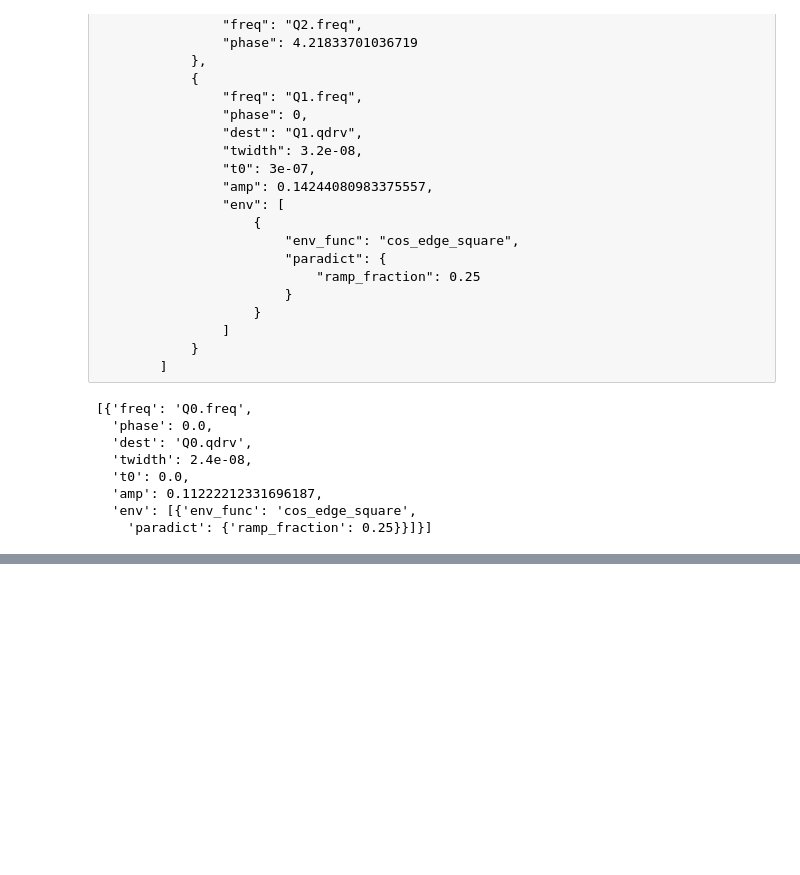
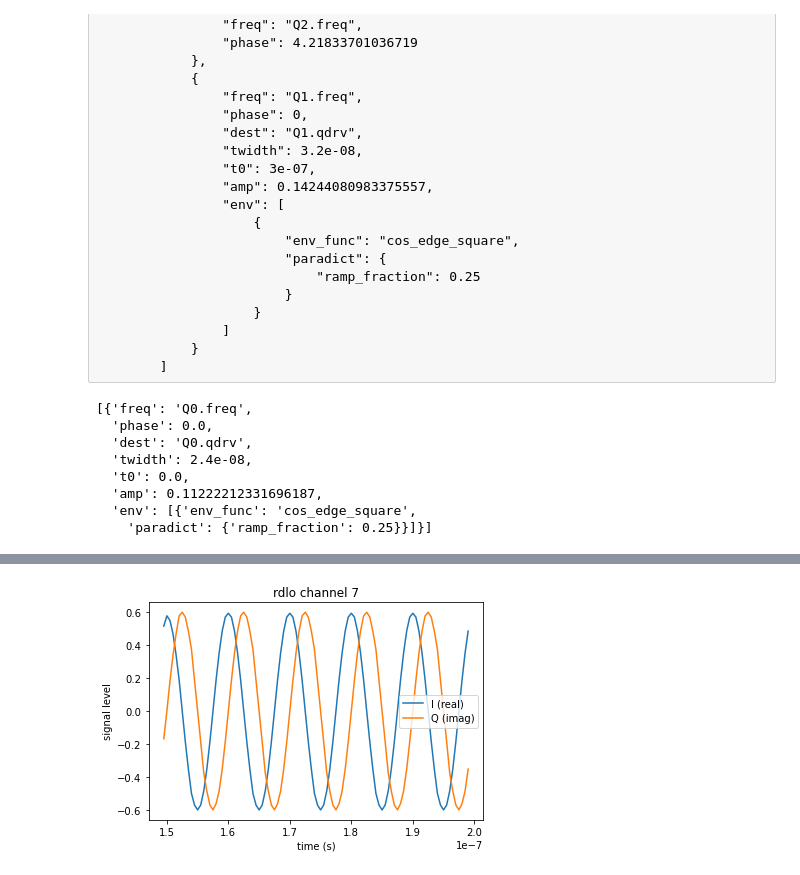
Before and after one commit to lblQubic/qce23tutorial, a Jupyter notebook: Simulating Pulse Outputs Part 1.ipynb, the cells around one changed output, grey strips where cells are left out. Drawn from its saved outputs; the diff is of its cells as text; code cells hidden in the pictures; blank space fills up the shorter version.

```diff
--- a/Simulating Pulse Outputs Part 1.ipynb
+++ b/Simulating Pulse Outputs Part 1.ipynb
@@ -338,0 +399,4 @@ compiled_prog = tc.run_compile_stage(circuit, fpga_config, qchip)
+# %%
+client.plot_rdlo(channel_configs['Q0.rdlo'].core_ind, 150.e-9, 200.e-9)
+# %% [output]
+[figure, added]
```
Also changed, not shown: parts of 39 cells of this notebook, 1 other file.
